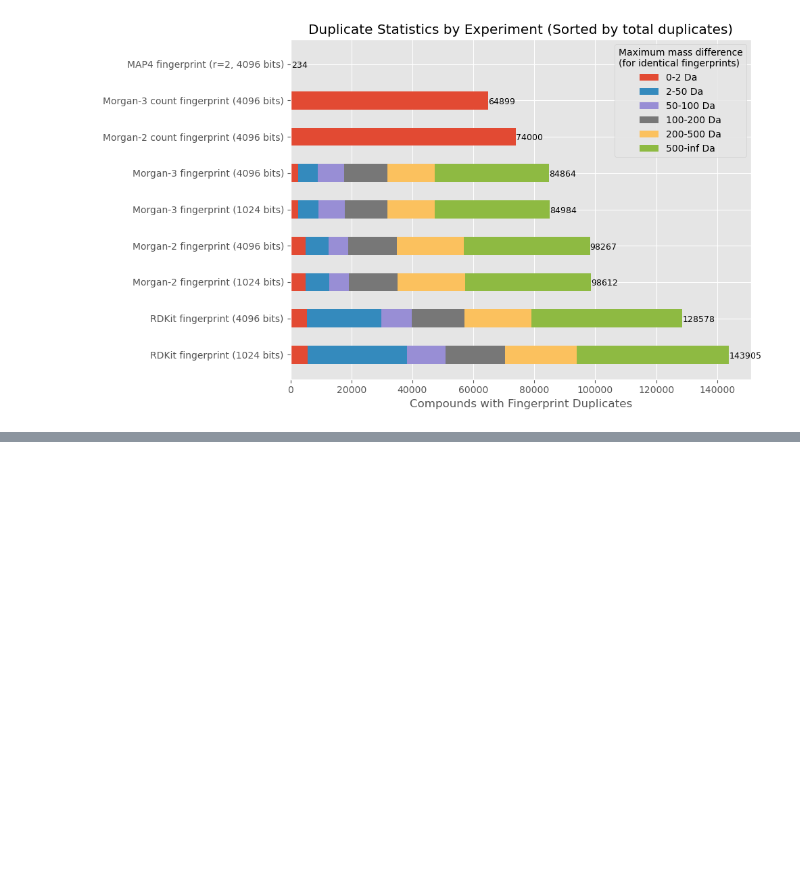
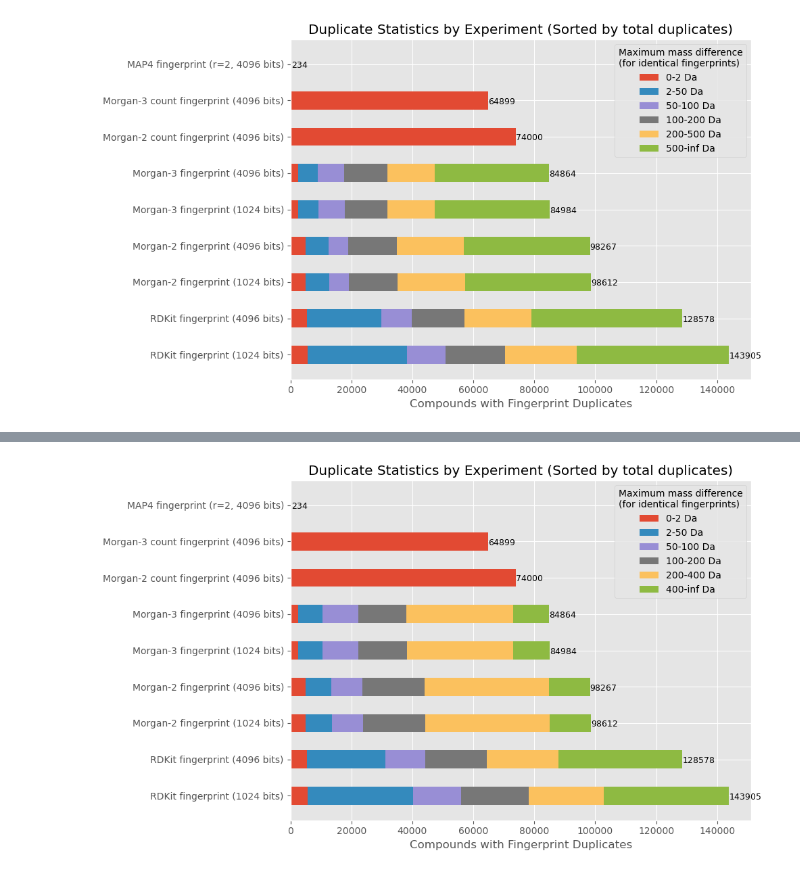
Before and after one commit to florian-huber/molecular_fingerprint_comparisons, a Jupyter notebook: notebooks/fingerprint_analysis_01_duplications.ipynb, the cells around one changed output, grey strips where cells are left out. Drawn from its saved outputs; the diff is of its cells as text; code cells hidden in the pictures; blank space fills up the shorter version.

```diff
--- a/notebooks/fingerprint_analysis_01_duplications.ipynb
+++ b/notebooks/fingerprint_analysis_01_duplications.ipynb
@@ -21,6 +21,6 @@ from rdkit.Chem import rdFingerprintGenerator
 from rdkit import Chem
 
 
-ROOT = Path(os.getcwd()) #.parents[0]
+ROOT = Path(os.getcwd()).parents[0]
 
 path_data = os.path.join(Path(ROOT), "data")
@@ -163,7 +167,7 @@ def fingerprint_from_smiles_wrapper(smiles, fpgen, count=False):
 
 
 def compute_idf(vector_array):
-    """Compute inverse document frequenccy (IDF).
+    """Compute inverse document frequenccy (IDF).duplicates
     """
     N = vector_array.shape[0]
     return np.log(N / (vector_array > 0).sum(axis=0))
@@ -442,7 +446,7 @@ experiment_sums = {name: np.zeros(len(bins)) for _, name in files_experiments}
 # Process each experiment
 for file, name in files_experiments:
     # Load duplicates data
-    with open(f"{file}_duplicates.pickle", "rb") as f:
+    with open(os.path.join(path_data, f"{file}_duplicates.pickle"), "rb") as f:
         duplicates = pickle.load(f)
 
     # Calculate statistics
@@ -489,8 +493,8 @@ ax.set_title("Duplicate Statistics by Experiment (Sorted by total duplicates)")
 ax.legend(title="Maximum mass difference\n(for identical fingerprints)", loc="upper right")
 
 plt.tight_layout()
-plt.savefig("Duplicate_statistics_max_mass_difference_700k.pdf")
-plt.savefig("Duplicate_statistics_max_mass_difference_700k.png", dpi=300)
+#plt.savefig("Duplicate_statistics_max_mass_difference_700k.pdf")
+#plt.savefig("Duplicate_statistics_max_mass_difference_700k.png", dpi=300)
 plt.show()
 # %% [output]
 [figure]
@@ -496,0 +506,74 @@ plt.show()
+# %%
+def compute_compound_max_differences(masses):
+    all_max_diffs = []
+    min_mass = masses.min()
+    max_mass = masses.max()
+    for mass in masses:
+        max_diff = max(mass - min_mass, max_mass - mass)
+        all_max_diffs.append(max_diff)
+
+    return np.array(all_max_diffs)
+# %%
+# Define the bins
+bins = [(0, 2), (2, 50), (50, 100), (100, 200), (200, 400), (400, np.inf)]
+bin_labels = [f"{low}-{high} Da" if high != np.inf else f"{low}-inf Da" for low, high in bins]
+
+
+# Initialize results storage
+experiment_sums = {name: np.zeros(len(bins)) for _, name in files_experiments}
+
+# Process each experiment
+for file, name in files_experiments:
+    # Load duplicates data
+    with open(os.path.join(path_data, f"{file}_duplicates.pickle"), "rb") as f:
+        duplicates = pickle.load(f)
+
+    # Calculate statistics
+    duplicate_statistics = np.array([len(x) for x in duplicates])
+    duplicate_masses = [masses[i] for i in duplicates]
+    max_mass_differences = np.concatenate([compute_compound_max_differences(x) for x in duplicate_masses])
+
+    # Compute sums for each bin
+    for i, (low, high) in enumerate(bins):
+        idx = np.where((max_mass_differences >= low) & (max_mass_differences < high))[0]
+        experiment_sums[name][i] = idx.shape[0]
+
+# Sort experiments by total sum
+sorted_experiments = sorted(
+    experiment_sums.items(),
+    key=lambda item: item[1].sum(),
+    reverse=True
+)
+
+# Plotting
+fig, ax = plt.subplots(figsize=(10, 6))
+
+# Prepare for stacked bar chart
+width = 0.5
+y_positions = np.arange(len(sorted_experiments))
+left_stack = np.zeros(len(sorted_experiments))
+
+# Iterate over bins and stack their sums
+for i, label in enumerate(bin_labels):
+    values = [experiment[1][i] for experiment in sorted_experiments]
+    ax.barh(y_positions, values, width, label=label, left=left_stack)
+    left_stack += values
+
+# Add numbers
+for i, y in enumerate(y_positions):
+    value = sorted_experiments[i][1].sum()
+    plt.text(value, i-0.1, f"{value:.0f}", fontsize=9)
+
+# Configure plot appearance
+ax.set_yticks(y_positions)
+ax.set_yticklabels([experiment[0] for experiment in sorted_experiments])
+ax.set_xlabel("Compounds with Fingerprint Duplicates")
+ax.set_title("Duplicate Statistics by Experiment (Sorted by total duplicates)")
+ax.legend(title="Maximum mass difference\n(for identical fingerprints)", loc="upper right")
+
+plt.tight_layout()
+plt.savefig("Duplicate_statistics_max_mass_difference_700k.pdf")
+plt.savefig("Duplicate_statistics_max_mass_difference_700k.png", dpi=300)
+plt.show()
+# %% [output]
+[figure, added]
```
Also changed, not shown: parts of 3 cells of this notebook, 1 other file.
